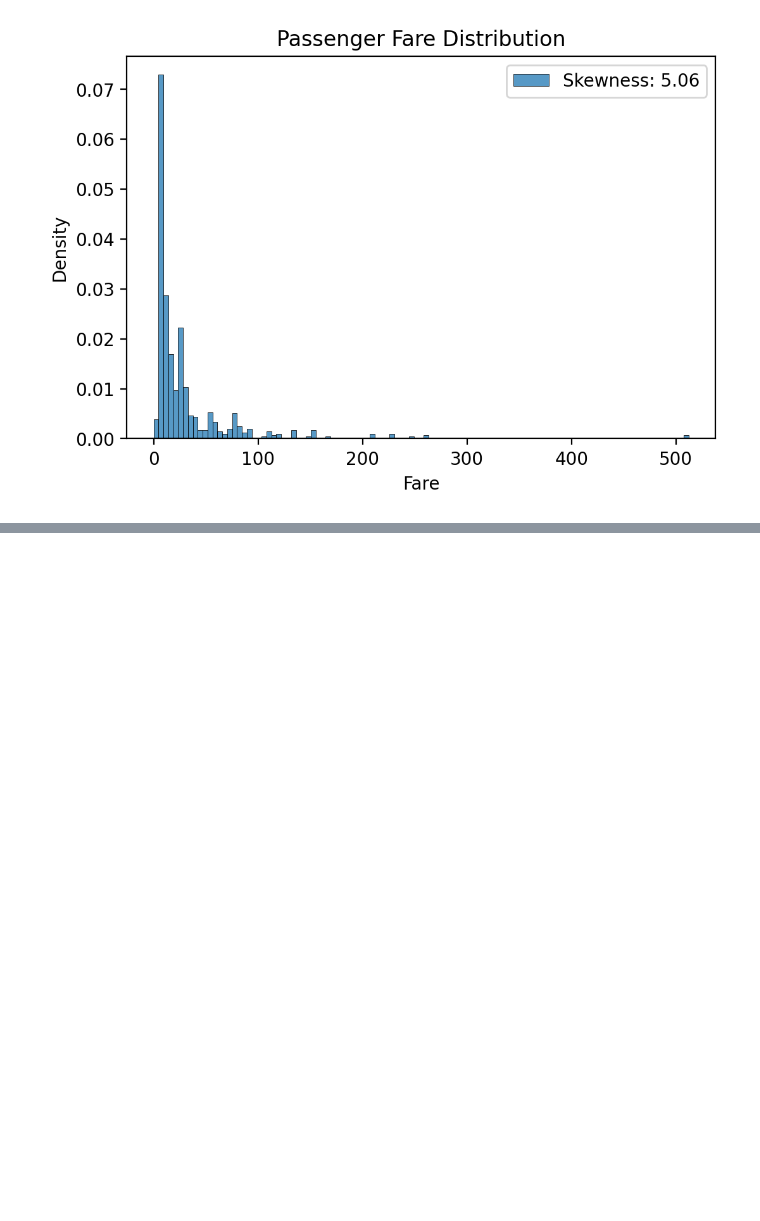
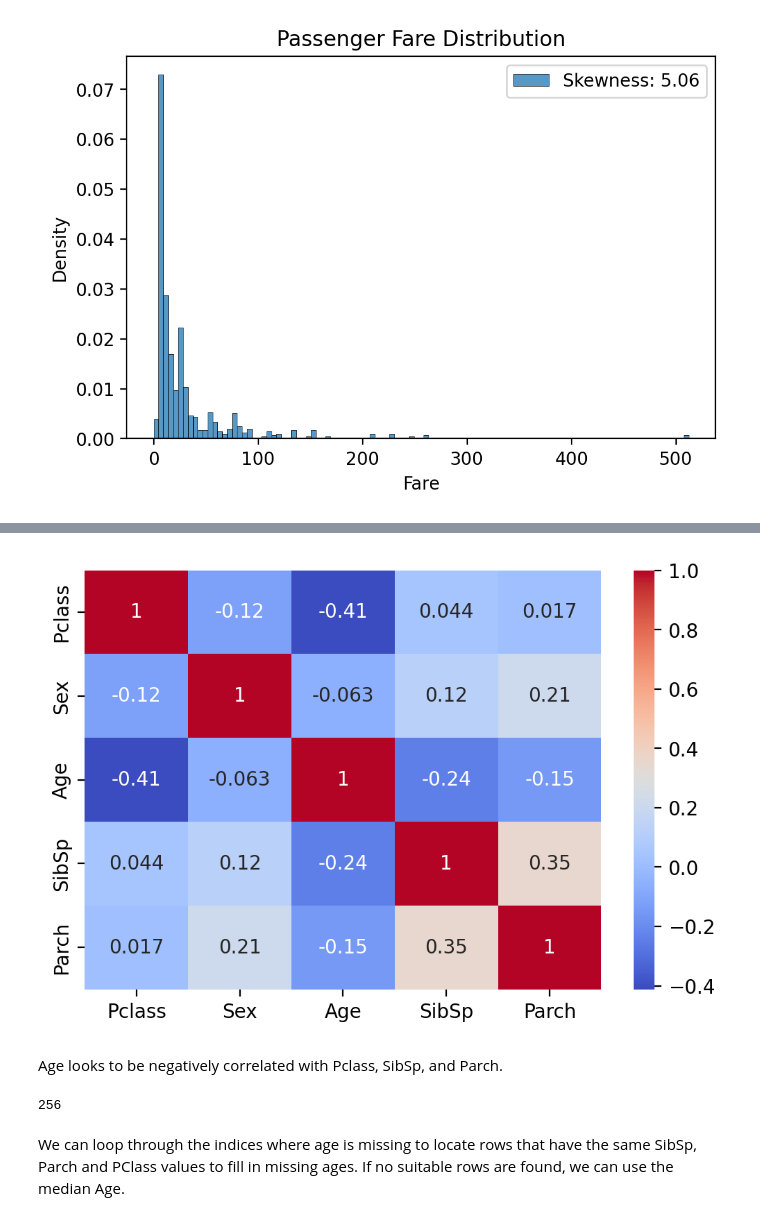
Before and after one commit to johnaboucha/data-science, a Jupyter notebook: 002.Titanic/Titanic.ipynb, the cells around one changed output, grey strips where cells are left out. Saved outputs shown, nothing was run; the diff lists cells and outputs as text; code cells hidden in the pictures; blank space fills up the shorter version.

```diff
--- a/002.Titanic/Titanic.ipynb
+++ b/002.Titanic/Titanic.ipynb
@@ -518,0 +649,19 @@ Skewness can affect model accuracy.
+# %%
+# Plot heatmap of Parch, SibSp, Age, Sex, and Pclass
+
+fig = plt.figure(dpi=200)
+sns.heatmap(combine.drop(['Survived', 'Name', 'PassengerId', 'Fare'], axis=1).corr(), annot=True, cmap='coolwarm')
+plt.show()
+# %% [output]
+[figure, added]
+# %% [markdown]
+Age looks to be negatively correlated with Pclass, SibSp, and Parch.
+# %%
+# Get indices for missing Age values
+
+age_nan_indices = list(combine[combine['Age'].isnull()].index)
+len(age_nan_indices)
+# %% [output]
+256
+# %% [markdown]
+We can loop through the indices where age is missing to locate rows that have the same SibSp, Parch and PClass values to fill in missing ages. If no suitable rows are found, we can use the median Age.
```
Also changed, not shown: parts of 78 cells of this notebook, 5 other files.
